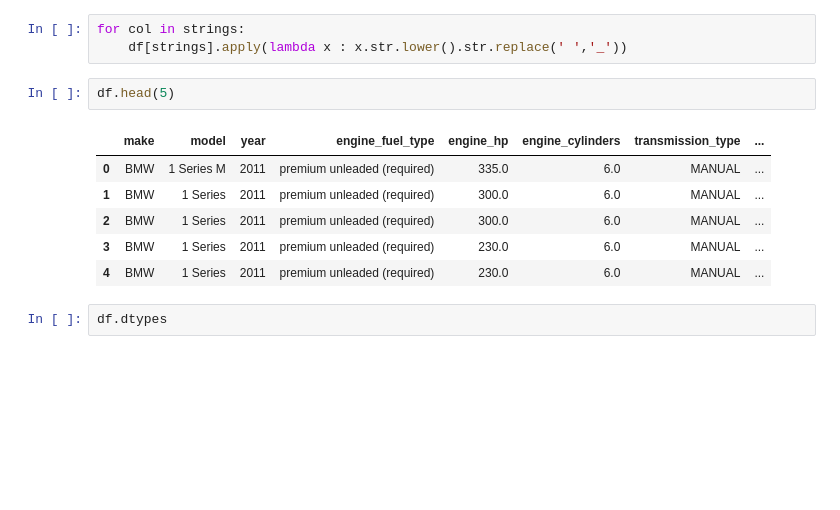
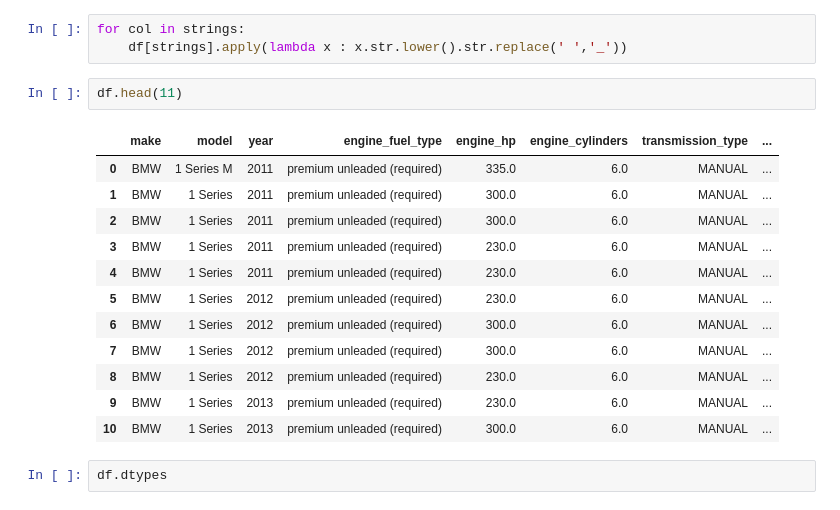
Before and after one commit to sam47-asfaw/ml_zoomcamp, a Jupyter notebook: 02-regression/car_price_lecture.ipynb, the cells around one changed output. Drawn from its saved outputs; the diff is of its cells as text; blank space fills up the shorter version.

```diff
--- a/02-regression/car_price_lecture.ipynb
+++ b/02-regression/car_price_lecture.ipynb
@@ -53,14 +53,20 @@ strings
 for col in strings:
     df[strings].apply(lambda x : x.str.lower().str.replace(' ','_'))
 # %%
-df.head(5)
+df.head(11)
 # %% [output]
 |  | make | model | year | engine_fuel_type | engine_hp | engine_cylinders | transmission_type | ... |
 | 0 | BMW | 1 Series M | 2011 | premium unleaded (required) | 335.0 | 6.0 | MANUAL | ... |
 | 1 | BMW | 1 Series | 2011 | premium unleaded (required) | 300.0 | 6.0 | MANUAL | ... |
 | 2 | BMW | 1 Series | 2011 | premium unleaded (required) | 300.0 | 6.0 | MANUAL | ... |
 | 3 | BMW | 1 Series | 2011 | premium unleaded (required) | 230.0 | 6.0 | MANUAL | ... |
 | 4 | BMW | 1 Series | 2011 | premium unleaded (required) | 230.0 | 6.0 | MANUAL | ... |
+| 5 | BMW | 1 Series | 2012 | premium unleaded (required) | 230.0 | 6.0 | MANUAL | ... |
+| 6 | BMW | 1 Series | 2012 | premium unleaded (required) | 300.0 | 6.0 | MANUAL | ... |
+| 7 | BMW | 1 Series | 2012 | premium unleaded (required) | 300.0 | 6.0 | MANUAL | ... |
+| 8 | BMW | 1 Series | 2012 | premium unleaded (required) | 230.0 | 6.0 | MANUAL | ... |
+| 9 | BMW | 1 Series | 2013 | premium unleaded (required) | 230.0 | 6.0 | MANUAL | ... |
+| 10 | BMW | 1 Series | 2013 | premium unleaded (required) | 300.0 | 6.0 | MANUAL | ... |
 # %%
 df.dtypes
 # %% [output]
```
Also changed, not shown: parts of 39 cells of this notebook, 1 other file.
